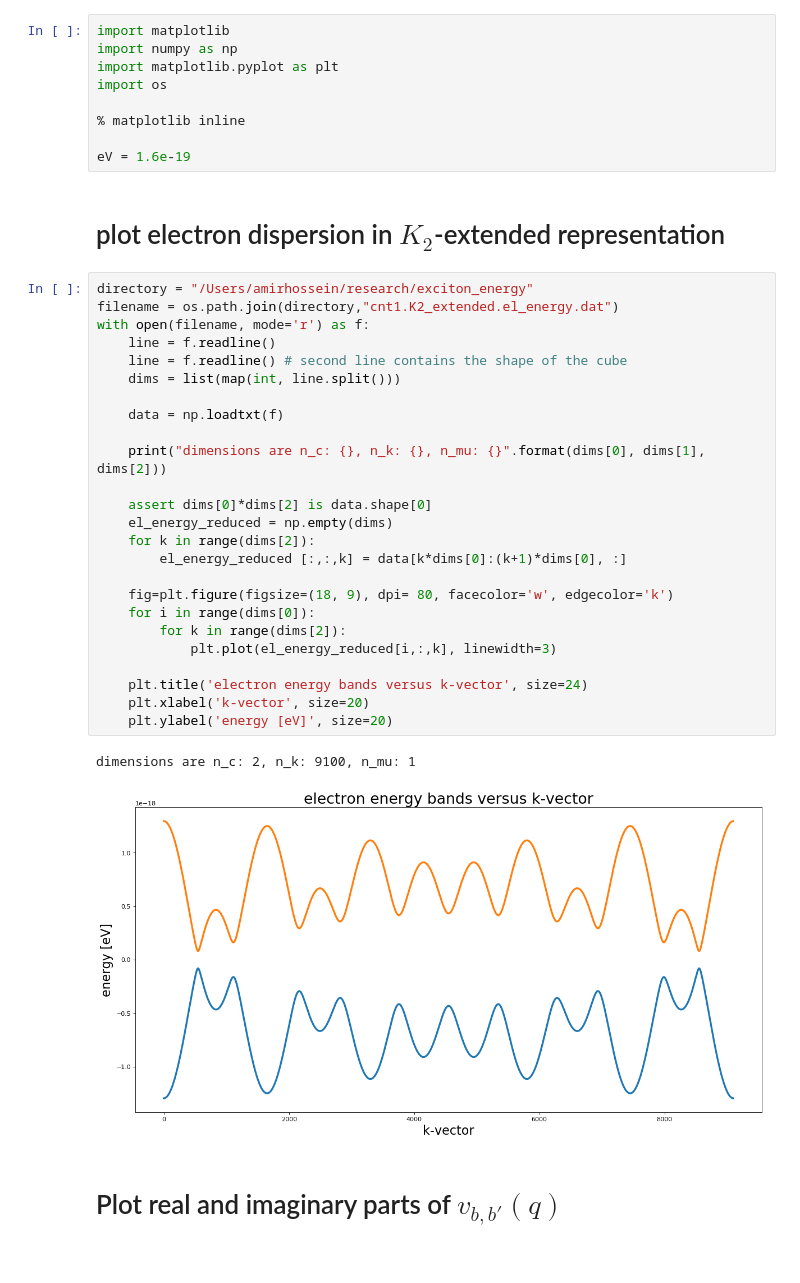
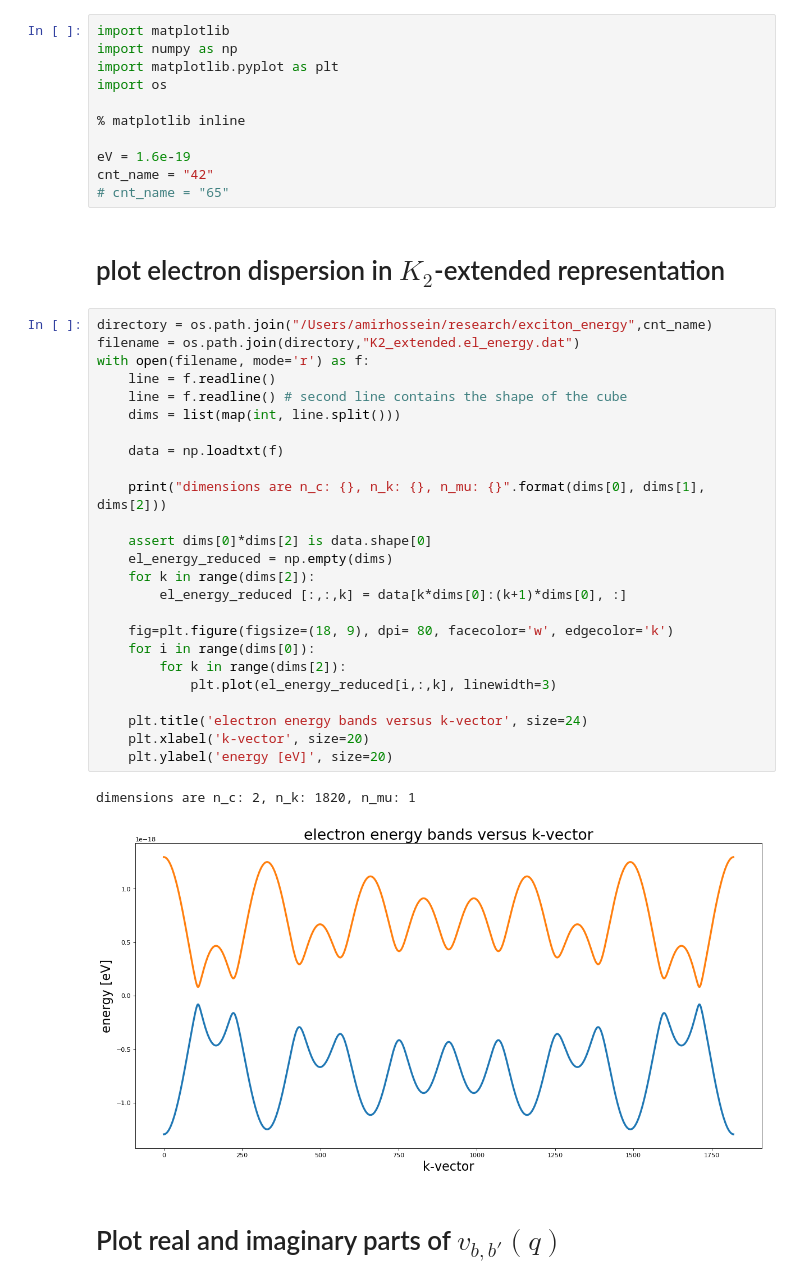
Before and after one commit to amirhosseindavoody/carbon_nanotube_exciton_energy, a Jupyter notebook: cpp/visualize_all.ipynb, the cells around one changed output. Cells and saved outputs as stored; diff of their text form.

```diff
--- a/cpp/visualize_all.ipynb
+++ b/cpp/visualize_all.ipynb
@@ -9,36 +9,38 @@ import os
 % matplotlib inline
 
 eV = 1.6e-19
+cnt_name = "42"
+# cnt_name = "65"
 # %% [markdown]
 # plot electron dispersion in $K_2$-extended representation
 # %%
-directory = "/Users/amirhossein/research/exciton_energy"
-filename = os.path.join(directory,"cnt1.K2_extended.el_energy.dat")
+directory = os.path.join("/Users/amirhossein/research/exciton_energy",cnt_name)
+filename = os.path.join(directory,"K2_extended.el_energy.dat")
 with open(filename, mode='r') as f:
     line = f.readline()
     line = f.readline() # second line contains the shape of the cube
     dims = list(map(int, line.split()))
 
     data = np.loadtxt(f)
 
     print("dimensions are n_c: {}, n_k: {}, n_mu: {}".format(dims[0], dims[1], dims[2]))
 
     assert dims[0]*dims[2] is data.shape[0]
     el_energy_reduced = np.empty(dims)
     for k in range(dims[2]):
         el_energy_reduced [:,:,k] = data[k*dims[0]:(k+1)*dims[0], :]
 
     fig=plt.figure(figsize=(18, 9), dpi= 80, facecolor='w', edgecolor='k')
     for i in range(dims[0]):
         for k in range(dims[2]):
             plt.plot(el_energy_reduced[i,:,k], linewidth=3)
 
     plt.title('electron energy bands versus k-vector', size=24)
     plt.xlabel('k-vector', size=20)
     plt.ylabel('energy [eV]', size=20)
 # %% [output]
-dimensions are n_c: 2, n_k: 9100, n_mu: 1
+dimensions are n_c: 2, n_k: 1820, n_mu: 1
-[figure, old version]
+[figure, new version]
 # %% [markdown]
 # Plot real and imaginary parts of $v_{b,b'}(q)$
 # %%
```
Also changed, not shown: parts of 9 cells of this notebook, 8 other files.
